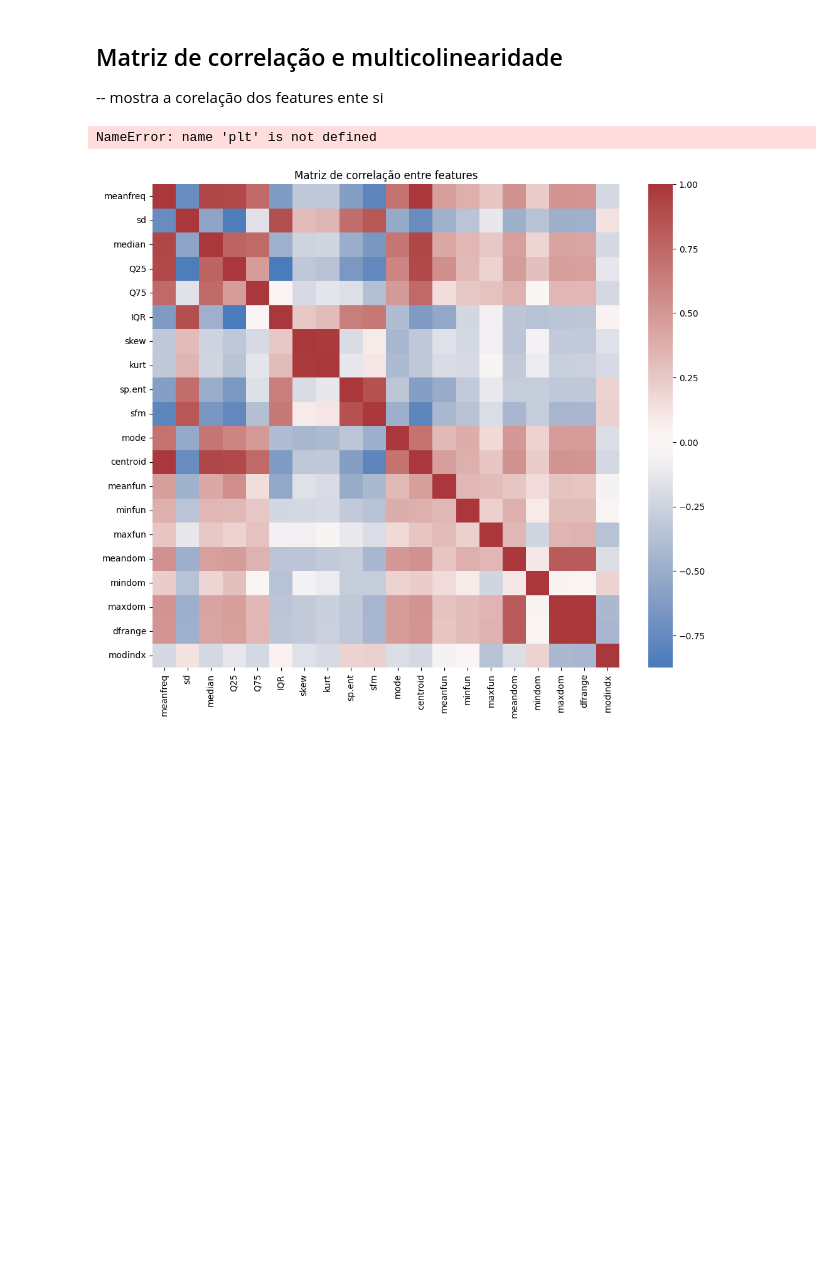
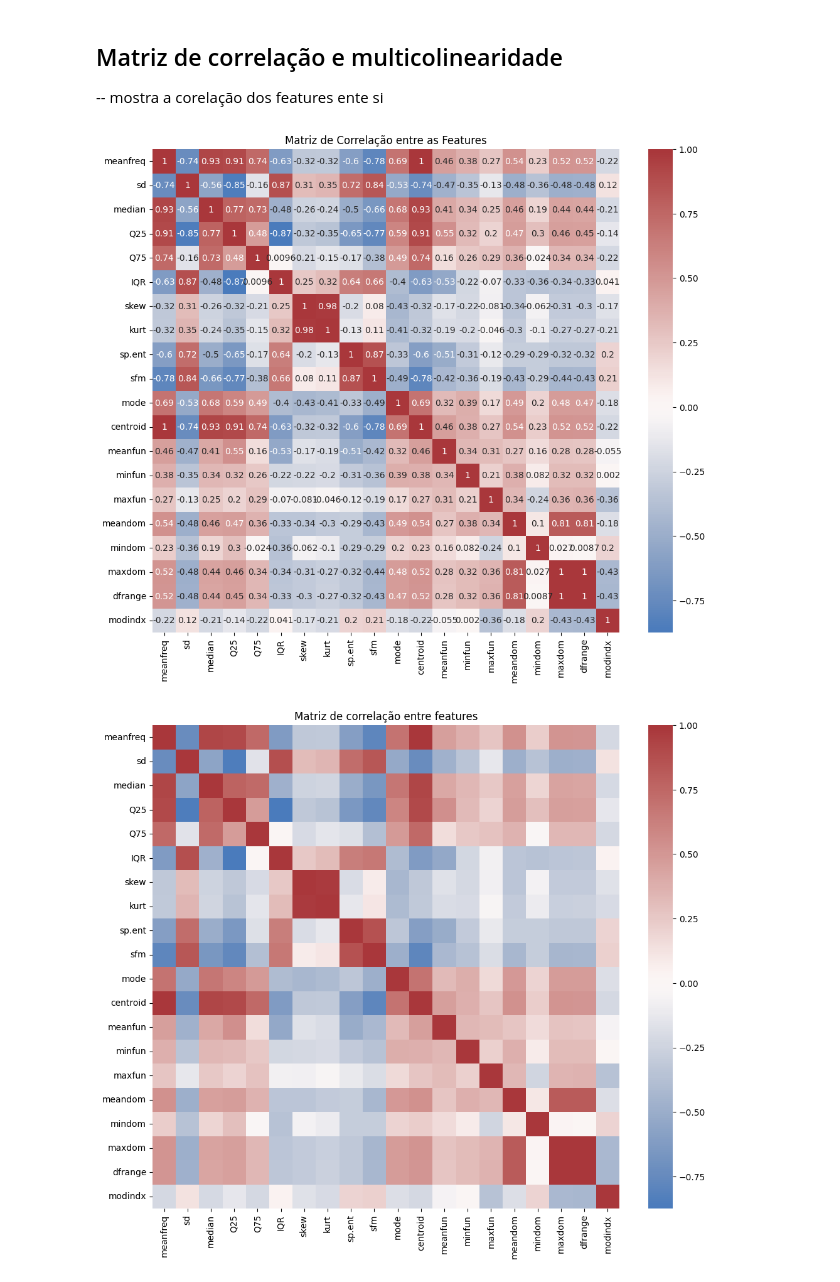
Before and after one commit to vinirex/CP2---Machine-Learning, a Jupyter notebook: Analise_Regressao_Logistica.ipynb, the cells around one changed output. Drawn from its saved outputs; the diff is of its cells as text; code cells hidden in the pictures; blank space fills up the shorter version.

```diff
--- a/Analise_Regressao_Logistica.ipynb
+++ b/Analise_Regressao_Logistica.ipynb
@@ -106,17 +104,16 @@ plt.show()
 # %%
 df['label'] = df['label'].map({'male': 0, 'female': 1})
 
 # Separando as features (X) e o label (y)
-X_df = df.drop(columns=['label'])
 
 # Calculando a correlação entre as features
 corr = X_df.corr()
 
 # Plotando a matriz de correlação
 plt.figure(figsize=(12,10))
 sns.heatmap(corr, cmap='vlag', center=0, annot=True)
 plt.title('Matriz de Correlação entre as Features')
 plt.show()
 # %% [output]
-NameError: name 'plt' is not defined
+[figure, added]
 # %%
```
Also changed, not shown: parts of 7 cells of this notebook.
